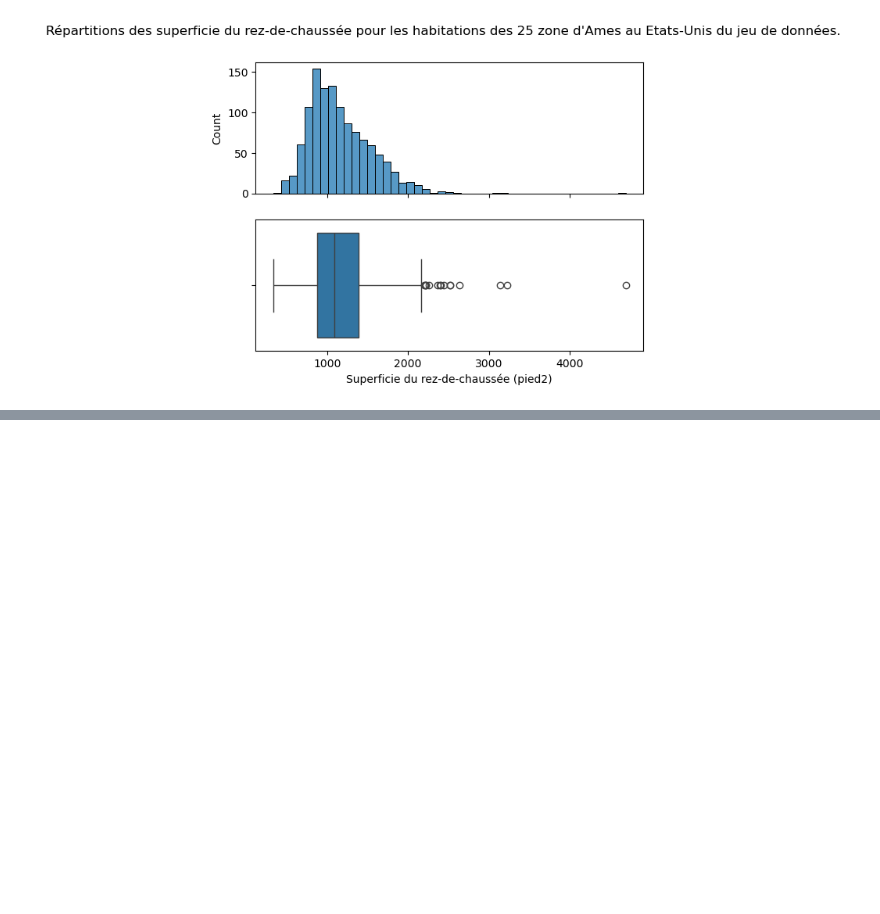
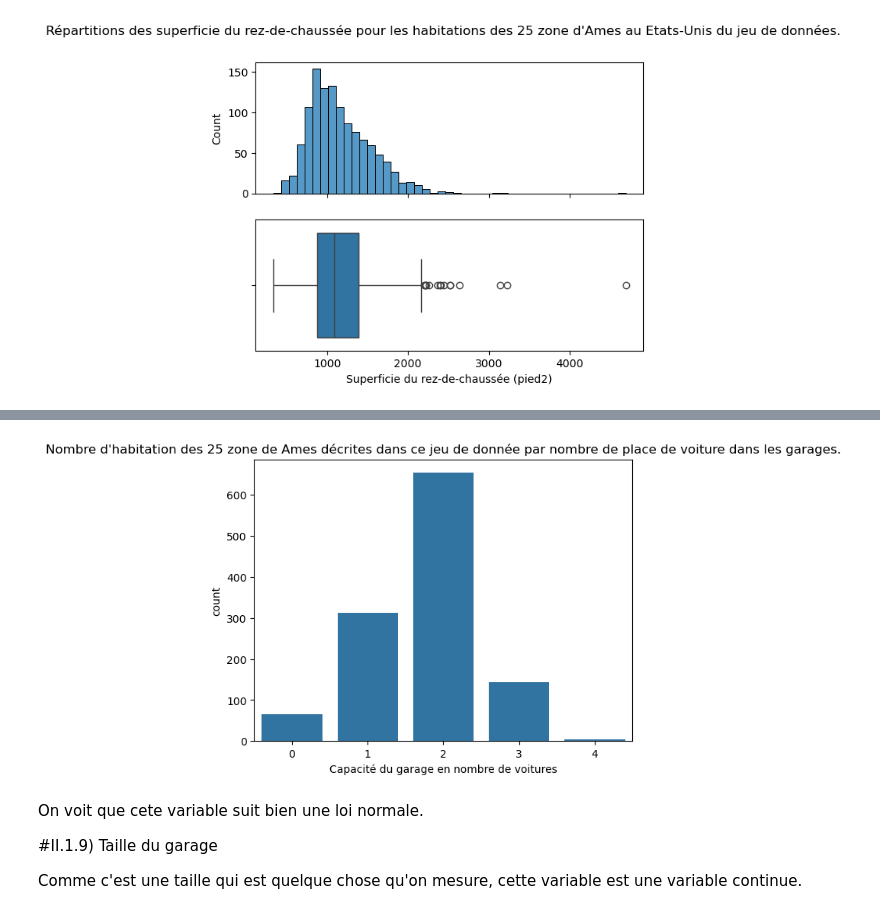
Before and after one commit to fmazur57u/Prediction_prix_immobilier, a Jupyter notebook: projet_prix_immobilier.ipynb, the cells around one changed output, grey strips where cells are left out. Drawn from its saved outputs; the diff is of its cells as text; code cells hidden in the pictures; blank space fills up the shorter version.

```diff
--- a/projet_prix_immobilier.ipynb
+++ b/projet_prix_immobilier.ipynb
@@ -282,0 +363,13 @@ On voit que la superficie du rez-de-chaussée suit une loi normale. La plupart d
+# %%
+sns.countplot(data=train_set, x="GarageCars")
+plt.title("Nombre d'habitation des 25 zone de Ames décrites dans ce jeu de donnée par nombre de place de voiture dans les garages.")
+plt.xlabel("Capacité du garage en nombre de voitures")
+plt.show()
+# %% [output]
+[figure, added]
+# %% [markdown]
+On voit que cete variable suit bien une loi normale.
+
+#II.1.9) Taille du garage
+
+Comme c'est une taille qui est quelque chose qu'on mesure, cette variable est une variable continue.
```
Also changed, not shown: parts of 19 cells of this notebook.
